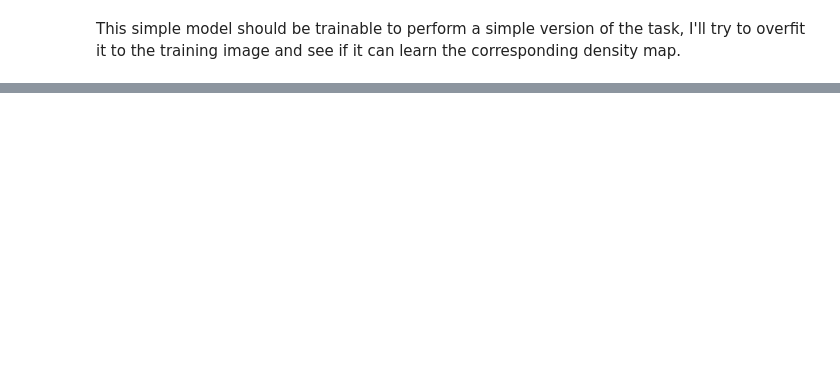
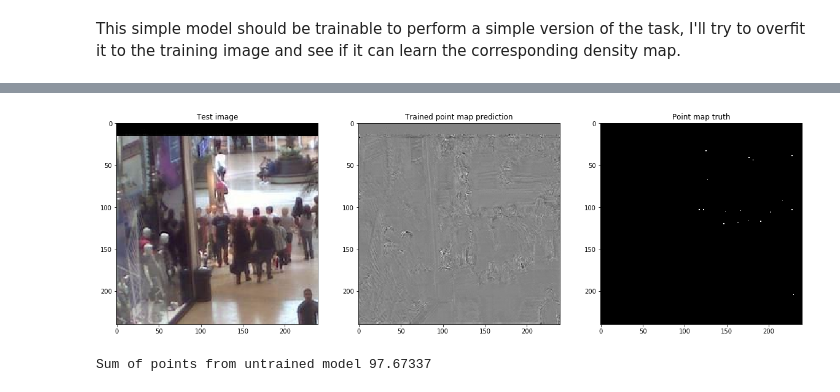
Before and after one commit to JayEh/Predict-Density-Maps, a Jupyter notebook: CNN Density Map Predictions .ipynb, the cells around one changed output, grey strips where cells are left out. Cells and saved outputs as stored; diff of their text form; code cells hidden in the pictures; blank space fills up the shorter version.

```diff
--- a/CNN Density Map Predictions .ipynb
+++ b/CNN Density Map Predictions .ipynb
@@ -336,0 +426,9 @@ Can this model learn the training image?
+# %%
+epochs = 150
+#early_stopping = EarlyStopping(patience=5)
+#best_model_checkpoint_file = "Z:/checkpoint.hdf5"
+# checkpoint = ModelCheckpoint(best_model_checkpoint_file, monitor='val_loss', verbose=1, save_best_only=True, mode='max')
+# reduce_lr = ReduceLROnPlateau(monitor='val_loss', factor=0.1, patience=5)
+callbacks = []
+model = get_model()
+model.fit(X_train, y_train, callbacks = callbacks, validation_data = validation_data, batch_size=len(X_train), epochs = epochs)
@@ -336,0 +454,26 @@ Can this model learn the training image?
+# %%
+#test_im = np.expand_dims(X_test[0], axis=0)
+#test_pm = y_test[0].squeeze(axis=2)
+
+trained_prediction = model.predict(test_im)
+trained_prediction = np.squeeze(trained_prediction, axis=0)
+trained_prediction = np.squeeze(trained_prediction, axis=2) / 100
+
+# what does a predicted point map look like from an untrained model?
+plt.figure(figsize=(20,10))
+plt.subplot(131)
+plt.title('Test image')
+plt.imshow(X_test[0])
+plt.subplot(132)
+plt.title('Trained point map prediction')
+plt.imshow(trained_prediction, interpolation='none', cmap='gray')
+plt.subplot(133)
+plt.title('Point map truth')
+plt.imshow(test_pm, interpolation='none', cmap='gray')
+
+plt.show()
+
+print('Sum of points from untrained model',trained_prediction.sum())
+# %% [output]
+[figure, added]
+Sum of points from untrained model 97.67337
```
Also changed, not shown: parts of 5 cells of this notebook.
